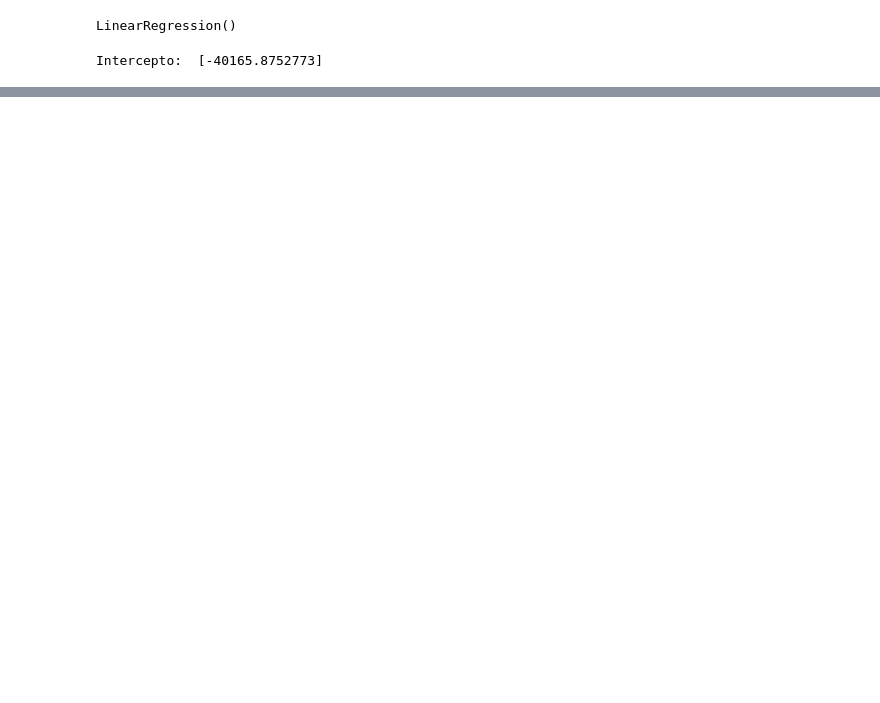
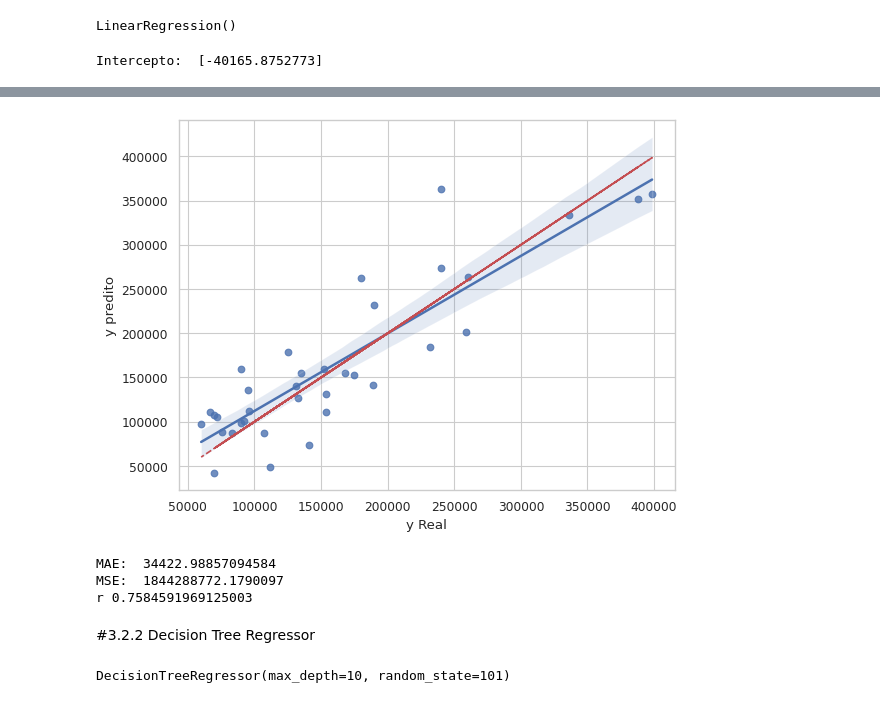
Before and after one commit to aloisiok1/Machine-Learning-com-Python, a Jupyter notebook: Machine_Learning_com_python.ipynb, the cells around one changed output, grey strips where cells are left out. Saved outputs shown, nothing was run; the diff lists cells and outputs as text; code cells hidden in the pictures; blank space fills up the shorter version.

```diff
--- a/Machine_Learning_com_python.ipynb
+++ b/Machine_Learning_com_python.ipynb
@@ -1544,0 +1557,11 @@ coefficients
+# %%
+fig=plt.figure(figsize=(8,6), dpi=80)
+plt.rcParams.update({"font.size": 14})
+ax=sb.regplot(x=y_test, y=y_pred)
+ax.set(xlabel="y Real", ylabel= "y predito")
+ax=plt.plot(y_test, y_test, "--r")
+plt.legend
+
+plt.show()
+# %% [output]
+[figure, added]
@@ -1544,0 +1570,15 @@ coefficients
+# %%
+#Avaliando o modelo
+MAE = mean_absolute_error(y_test, y_pred)
+MSE = mean_squared_error(y_test, y_pred)
+r2 = r2_score(y_test, y_pred)
+
+print("MAE: ", MAE) #mean absolute error (MAE) é a medida do valor absoluto dos erros
+print("MSE: ", MSE) #Erro quadrático médio (MSE) é a medida dos error quadráticos
+print("r", r2) #(R-quadrado)
+# %% [output]
+MAE:  34422.98857094584
+MSE:  1844288772.1790097
+r 0.7584591969125003
+# %% [markdown]
+#3.2.2 Decision Tree Regressor
@@ -1544,0 +1587,6 @@ coefficients
+# %%
+#criando o modelo Decision Tree Regressor
+model_dtr=DecisionTreeRegressor(random_state=101, max_depth=10)
+model_dtr.fit(x_train, y_train)
+# %% [output]
+DecisionTreeRegressor(max_depth=10, random_state=101)
```
Also changed, not shown: parts of 19 cells of this notebook, 1 other file.
